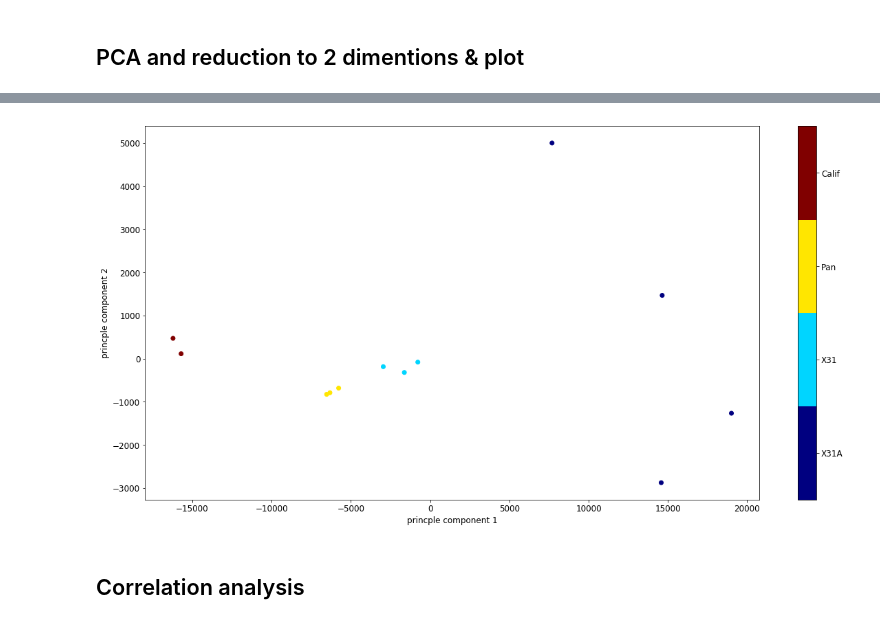
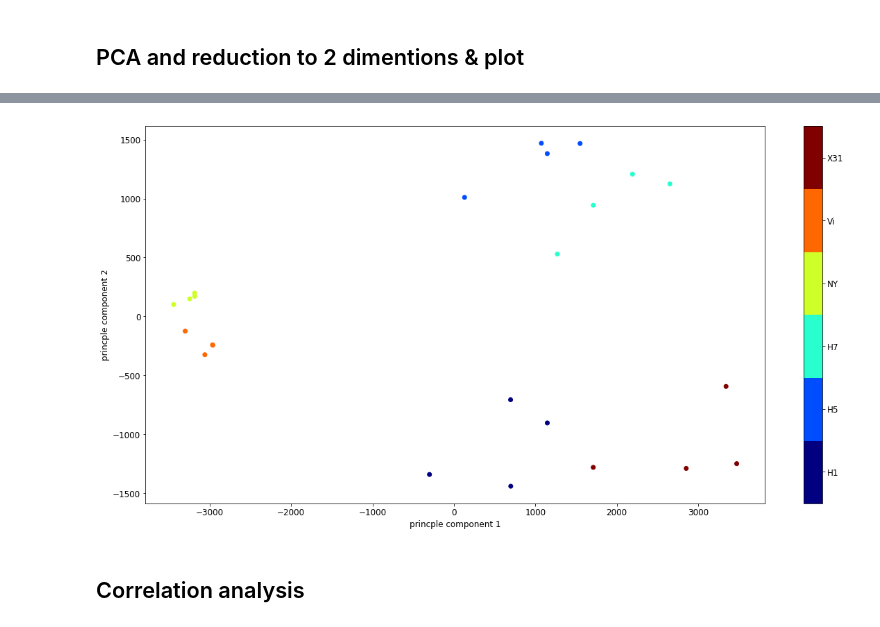
Before and after one commit to matthiaskoenig/flutype_analysis, a Jupyter notebook: analysis.ipynb, the cells around one changed output, grey strips where cells are left out. Saved outputs shown, nothing was run; the diff lists cells and outputs as text; code cells hidden in the pictures.

```diff
--- a/analysis.ipynb
+++ b/analysis.ipynb
@@ -224,7 +316,7 @@ plt.show()
 # %%
 def map_strings_to_number(strings):
     """Transforms list of strings into numbers."""
-    counter = 0
+    counter = 1
     d = {}
     numbers = []
     for s in strings:
@@ -234,16 +326,33 @@ def map_strings_to_number(strings):
             d[s] = counter
             counter+=1
         numbers.append(d[s])
-
     return numbers
 
 def discrete_cmap(N, base_cmap=None):
     """Create an N-bin discrete colormap from the specified input map"""
-
     # Note that if base_cmap is a String or None, you can simply do
     #    return plt.cm.get_cmap(base_cmap, N)
     # The following works for String, None, or a colormap instance:
-    base = plt.cm.get_cmap(base_cmap)
-    color_list = base(np.linspace(0, 1, N))
-    cmap_name = base.name + str(N)
+    if N == 1:
+        base = plt.cm.get_cmap(base_cmap)
+        color_list = base(np.linspace(0, 1, N+1))
+        cmap_name = base.name + str(N)
+
+    else:
+
+        base = plt.cm.get_cmap(base_cmap)
+        color_list = base(np.linspace(0, 1, N))
+        cmap_name = base.name + str(N)
+
     return base.from_list(cmap_name, color_list, N)
+# %%
+#reshapeing data for pca
+Spots_PCA = Spot[["Peptide","Virus","Intensity","Replica"]]
+Spots_Pre_PCA = Spots_PCA.set_index(["Virus","Peptide","Replica"])
+Spots_PCA = Spots_Pre_PCA.pivot_table(index=["Virus","Replica"],columns="Peptide",values="Intensity")
+# here a different method could be better. e.g. mean ...
+Spots_PCA_complete = Spots_PCA.dropna()
+#---------------------------------------#
+# maybe an algorithm for selcting only
+# good peptides is reasonable
+display(Spots_PCA_complete)
@@ -293,23 +426,21 @@ Name: G, dtype: float64
 # %%
 fig = plt.figure(figsize=(20, 10))
 plt.xlabel("princple component 1",  size='large')
 plt.ylabel("princple component 2",  size='large')
 plt.tick_params(labelsize="large")
-plt.scatter(x_train_pca[:, 0], x_train_pca[:, 1],
+plt.scatter(output_pca[0], output_pca[1],
             c=output_pca["color"].values, cmap=discrete_cmap(output_pca["color"].values.max(), 'jet'))
 
 
-
-color_mapping = output_pca[['color','virus']].sort_values(by=["color"])
-
+color_mapping = output_pca[['color']].sort_values(by=["color"])
 
 cbar = plt.colorbar(ticks=sorted(output_pca["color"].unique()))
-cbar.set_ticklabels(color_mapping['virus'].unique())
+cbar.set_ticklabels(color_mapping.index.droplevel(1).unique())
 cbar.ax.tick_params(labelsize="large")
 plt.clim(0.5, output_pca["color"].values.max() + 0.5)
 
 plt.show()
 # %% [output]
-[figure, old version]
+[figure, new version]
 # %% [markdown]
 ## Correlation analysis
```
Also changed, not shown: parts of 14 cells of this notebook, 13 other files.
